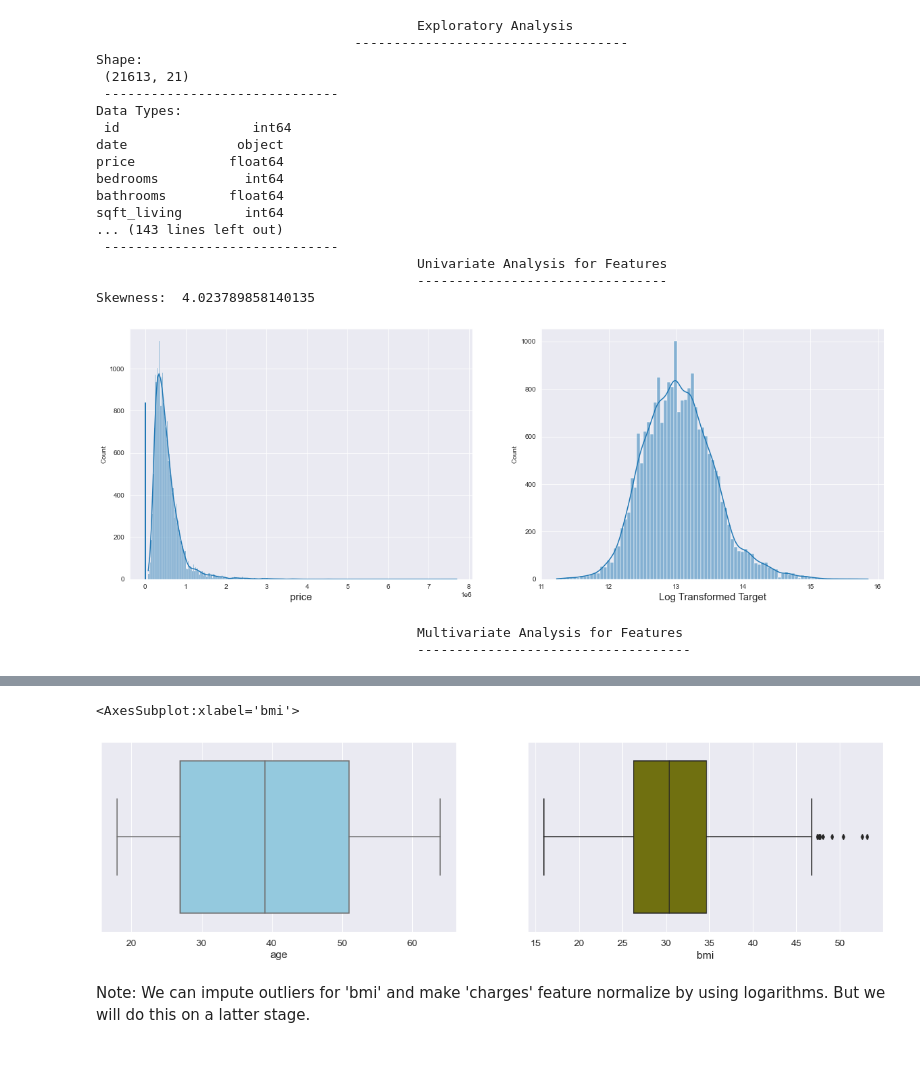
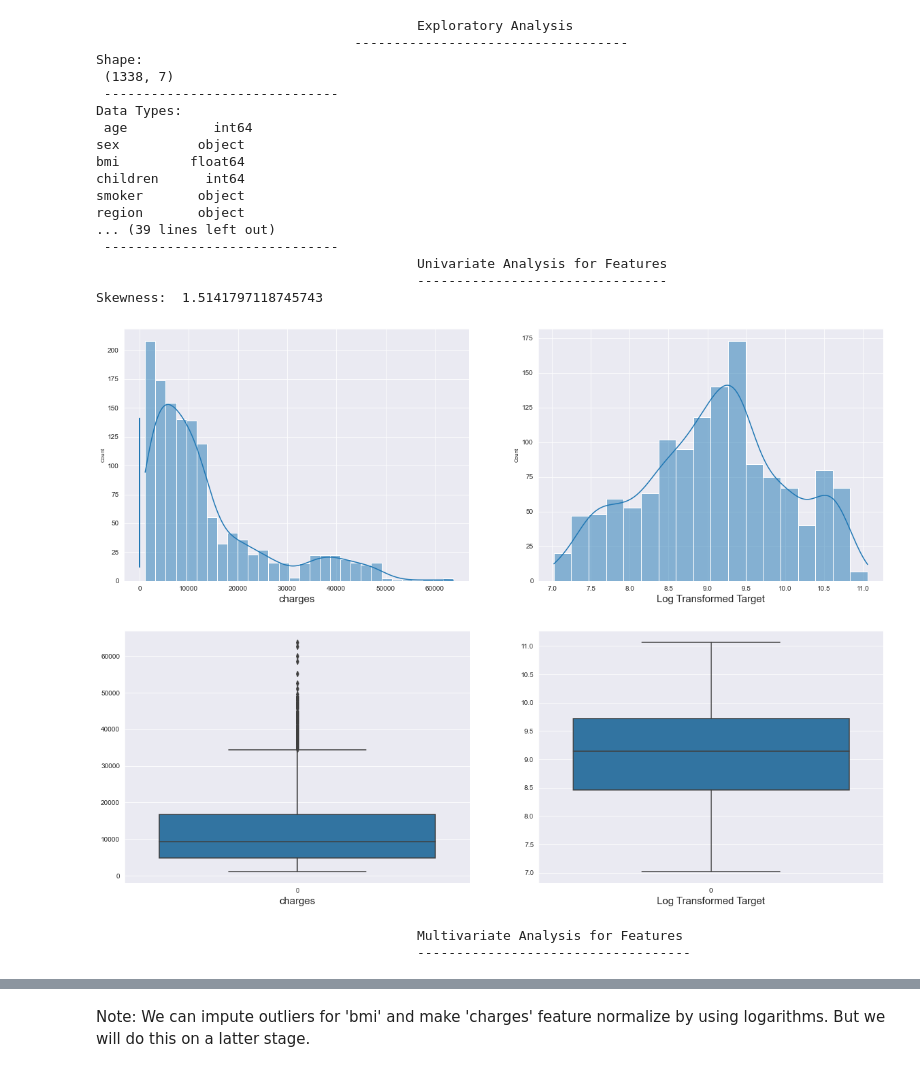
Before and after one commit to ThejakaSEP/AutomatedEDA, a Jupyter notebook: Automated_DEA.ipynb, the cells around one changed output, grey strips where cells are left out. Cells and saved outputs as stored; diff of their text form; code cells hidden in the pictures.

```diff
--- a/Automated_DEA.ipynb
+++ b/Automated_DEA.ipynb
@@ -91,33 +148,33 @@ class automatedExploratory:
 # %%
-
-df = pd.read_csv('kc_house_data.csv')
+import pandas as pd
+df = pd.read_csv('insurance.csv')
 df.columns = df.columns.str.strip()
-target = 'price'
+target = 'charges'
 
 obj = automatedExploratory(df)
 
-obj.importLibs()
 obj.dataExploration()
 obj.targetAnalysis(target)
 obj.featureAnalysis()
 # %% [output]
                                          Exploratory Analysis
                                  -----------------------------------
 Shape:
- (21613, 21)
+ (1338, 7)
  ------------------------------
 Data Types:
- id                 int64
-date              object
-price            float64
-bedrooms           int64
-bathrooms        float64
-sqft_living        int64
-... (143 lines left out)
+ age           int64
+sex          object
+bmi         float64
+children      int64
+smoker       object
+region       object
+... (39 lines left out)
  ------------------------------
                                          Univariate Analysis for Features
                                          --------------------------------
-Skewness:  4.023789858140135
+Skewness:  1.5141797118745743
-[figure, old version]
+[figure, new version]
+[figure, new version]
                                          Multivariate Analysis for Features
                                          -----------------------------------
@@ -125,13 +185,3 @@ Skewness:  4.023789858140135
-# %%
-# Boxplots to Check outliers
-
-fig, axs = plt.subplots(1, 2, figsize=(20, 5))
-
-sns.boxplot(data=df,x="age", ax=axs[0],color="skyblue")
-sns.boxplot(data=df,x="bmi", ax=axs[1],color="olive")
-# %% [output]
-<AxesSubplot:xlabel='bmi'>
-[figure, removed]
 # %% [markdown]
 Note: We can impute outliers for 'bmi' and make 'charges' feature normalize by using logarithms. But we will do this on a latter stage.
 # %%
```
Also changed, not shown: parts of 2 cells of this notebook.
